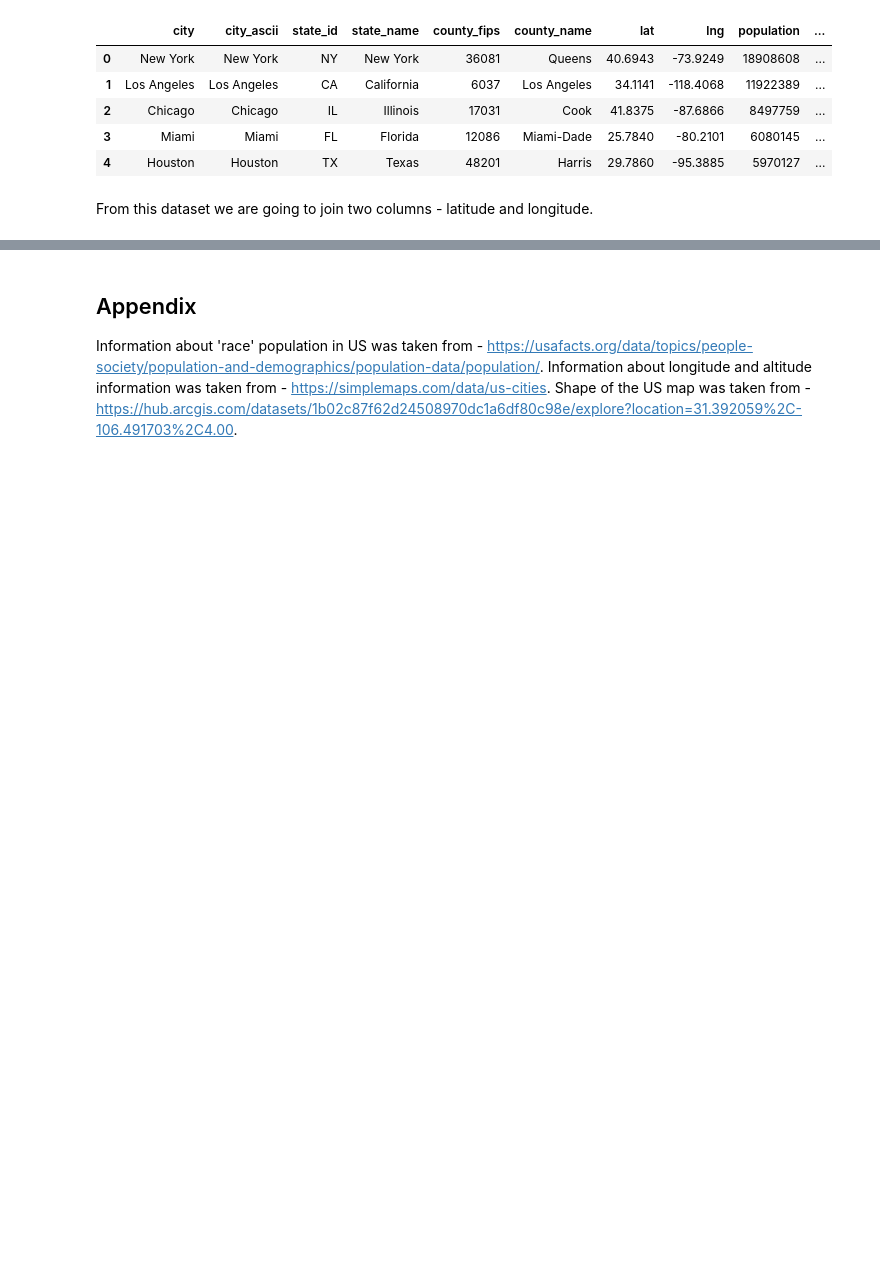
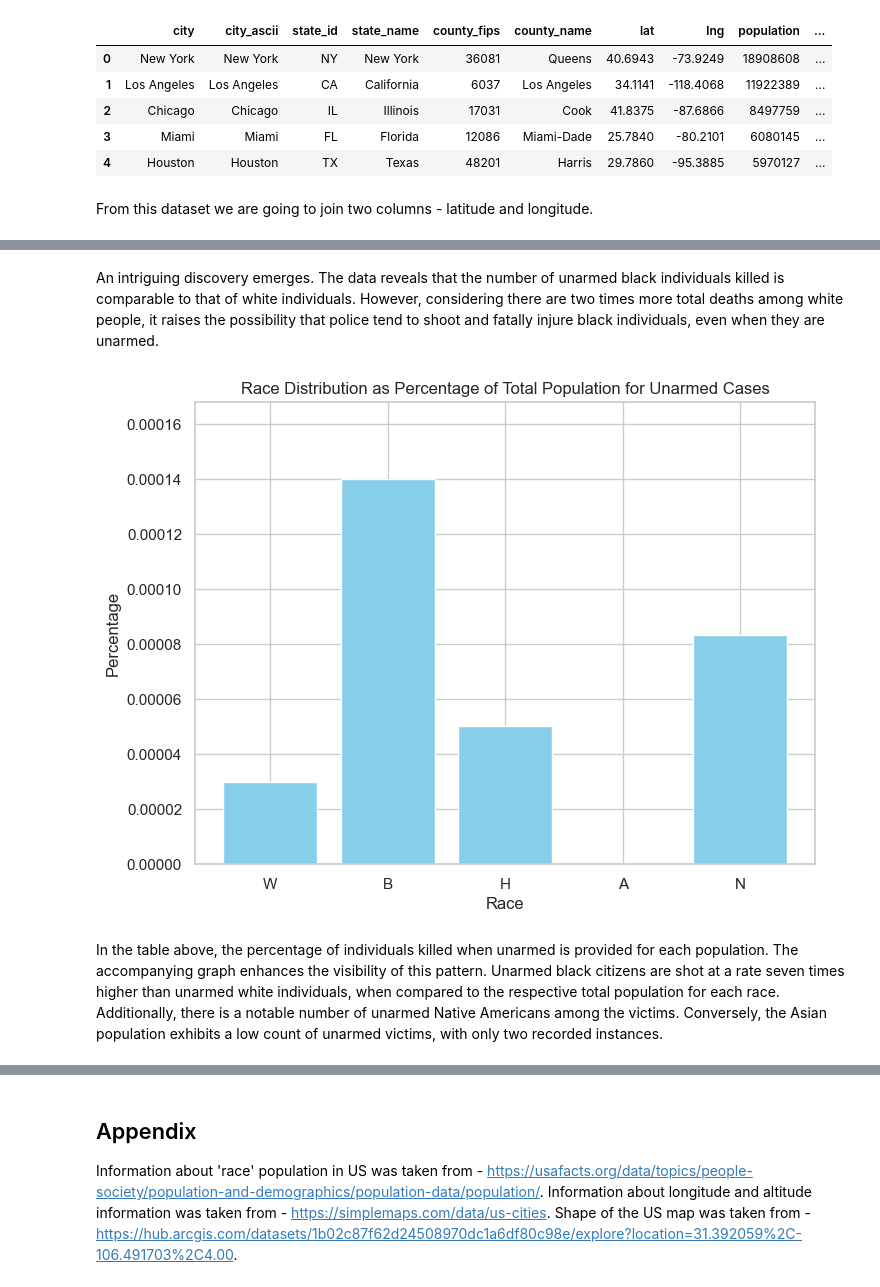
Before and after one commit to gyse3054/Turing-College, a Jupyter notebook: capstone.ipynb, the cells around one changed output, grey strips where cells are left out. Drawn from its saved outputs; the diff is of its cells as text; code cells hidden in the pictures; blank space fills up the shorter version.

```diff
--- a/capstone.ipynb
+++ b/capstone.ipynb
@@ -847,0 +944,46 @@ plt.show()
+# %% [markdown]
+An intriguing discovery emerges. The data reveals that the number of unarmed black individuals killed is comparable to that of white individuals. However, considering there are two times more total deaths among white people, it raises the possibility that police tend to shoot and fatally injure black individuals, even when they are unarmed.
+# %%
+armed_category_counts = data_no_nulls[data_no_nulls['armed_category'] == 'unarmed']['race'].value_counts()
+
+total_population_W = 200000000
+total_population_B = 40000000
+total_population_H = 57500000
+total_population_A = 18000000
+total_population_N = 2400000
+
+percentage_W = percentage_B = percentage_H = percentage_A = percentage_N = 0
+
+
+if 'W' in armed_category_counts.index:
+    percentage_W = (armed_category_counts['W'] / total_population_W) * 100
+
+if 'B' in armed_category_counts.index:
+    percentage_B = (armed_category_counts['B'] / total_population_B) * 100
+
+if 'H' in armed_category_counts.index:
+    percentage_H = (armed_category_counts['H'] / total_population_H) * 100
+
+if 'A' in armed_category_counts.index:
+    percentage_A = (armed_category_counts['A'] / total_population_A) * 100
+
+if 'N' in armed_category_counts.index:
+    percentage_N = (armed_category_counts['N'] / total_population_N) * 100
+
+armed_category_percentages = pd.DataFrame({
+    'Race': ['W', 'B', 'H', 'A', 'N'],
+    'Percentage': [percentage_W, percentage_B, percentage_H, percentage_A, percentage_N]
+})
+
+# Plotting the bar chart
+plt.figure(figsize=(8, 6))
+plt.bar(armed_category_percentages['Race'], armed_category_percentages['Percentage'], color='skyblue')
+plt.title('Race Distribution as Percentage of Total Population for Unarmed Cases')
+plt.xlabel('Race')
+plt.ylabel('Percentage')
+plt.ylim(0, max(armed_category_percentages['Percentage']) * 1.2)
+plt.show()
+# %% [output]
+[figure, added]
+# %% [markdown]
+In the table above, the percentage of individuals killed when unarmed is provided for each population. The accompanying graph enhances the visibility of this pattern. Unarmed black citizens are shot at a rate seven times higher than unarmed white individuals, when compared to the respective total population for each race. Additionally, there is a notable number of unarmed Native Americans among the victims. Conversely, the Asian population exhibits a low count of unarmed victims, with only two recorded instances.
```
Also changed, not shown: parts of 65 cells of this notebook, 1 other file.
